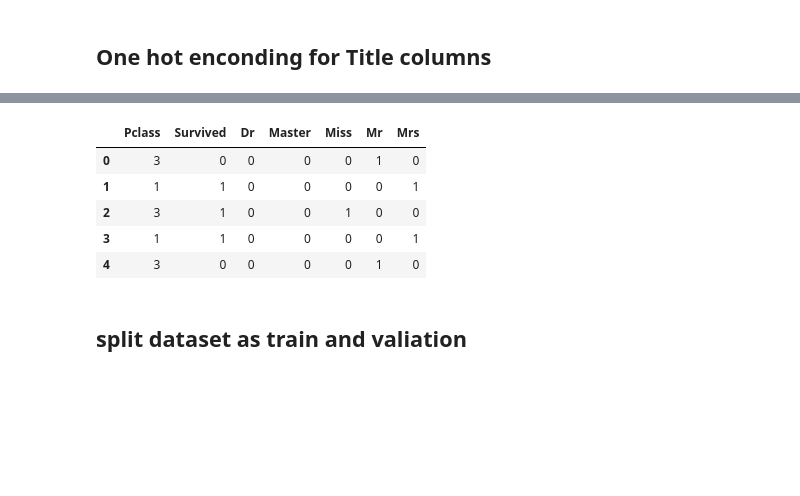
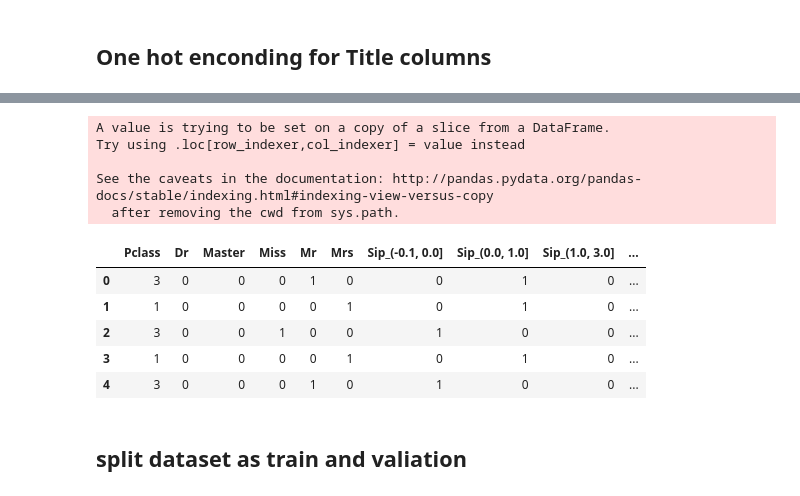
Before and after one commit to RayFromUiS/kaggle_titanic, a Jupyter notebook: kaggle_titanic.ipynb, the cells around one changed output, grey strips where cells are left out. Saved outputs shown, nothing was run; the diff lists cells and outputs as text; code cells hidden in the pictures; blank space fills up the shorter version.

```diff
--- a/kaggle_titanic.ipynb
+++ b/kaggle_titanic.ipynb
@@ -92,4 +103,4 @@ def split_name(df,col_name,new_name):
 
     return df
 # %%
-split_name(train_df,'Name','Title')
+df_split = split_name(train_df,'Name','Title')
@@ -128,7 +141,2 @@ ax2 = sns.countplot(x = 'Title',hue = 'Survived',data = train_df,palette="Set3")
 # %% [markdown]
 ##  One hot enconding for Title columns
-# %%
-pre_train_df = train_df[['Pclass','Title','Survived']]
-df_title = pd.get_dummies(pre_train_df['Title'])
-pre_df = pd.merge(pre_train_df,df_title,left_index =True,right_index =True)
-pre_df.drop('Title',axis = 1,inplace =True)
@@ -135,11 +172,35 @@ pre_df.drop('Title',axis = 1,inplace =True)
+# %%
+def df_features(df,featrue_cols):
+
+    pre_train_df = df[featrue_cols]
+    pre_train_df['SibSp'] = pd.cut(pre_train_df['SibSp'],bins =[-0.1,0,1,3.0,9.0])
+#     convert title to dummy variables
+    titles = pd.get_dummies(pre_train_df['Title'])
+#     convert 'sibsp' to dummy vaiables
+    sip = pd.get_dummies(pre_train_df['SibSp'],prefix = 'Sip')
+#     merge tiltes with pre_train_df
+    pre_train_df = pd.merge(pre_train_df,titles,left_index =True,right_index =True)
+#     merge sips  with pre_train_df
+    pre_train_df = pd.merge(pre_train_df,sip,left_index =True,right_index =True)
+    pre_train_df.drop(['Title','SibSp'],axis = 1,inplace =True)
+
+    return pre_train_df
+# %%
+pre_train_df = df_features(df_split,featrue_cols = ['Title','Pclass','SibSp'])
+# %% [output]
+A value is trying to be set on a copy of a slice from a DataFrame.
+Try using .loc[row_indexer,col_indexer] = value instead
+
+See the caveats in the documentation: http://pandas.pydata.org/pandas-docs/stable/indexing.html#indexing-view-versus-copy
+  after removing the cwd from sys.path.
 # %%
-pre_df.head()
+pre_train_df.head()
 # %% [output]
-|  | Pclass | Survived | Dr | Master | Miss | Mr | Mrs |
-| 0 | 3 | 0 | 0 | 0 | 0 | 1 | 0 |
-| 1 | 1 | 1 | 0 | 0 | 0 | 0 | 1 |
-| 2 | 3 | 1 | 0 | 0 | 1 | 0 | 0 |
-| 3 | 1 | 1 | 0 | 0 | 0 | 0 | 1 |
-| 4 | 3 | 0 | 0 | 0 | 0 | 1 | 0 |
+|  | Pclass | Dr | Master | Miss | Mr | Mrs | Sip_(-0.1, 0.0] | Sip_(0.0, 1.0] | Sip_(1.0, 3.0] | ... |
+| 0 | 3 | 0 | 0 | 0 | 1 | 0 | 0 | 1 | 0 | ... |
+| 1 | 1 | 0 | 0 | 0 | 0 | 1 | 0 | 1 | 0 | ... |
+| 2 | 3 | 0 | 0 | 1 | 0 | 0 | 1 | 0 | 0 | ... |
+| 3 | 1 | 0 | 0 | 0 | 0 | 1 | 0 | 1 | 0 | ... |
+| 4 | 3 | 0 | 0 | 0 | 1 | 0 | 1 | 0 | 0 | ... |
 # %% [markdown]
 ##  split dataset as train and valiation
```
Also changed, not shown: parts of 30 cells of this notebook, 2 other files.
